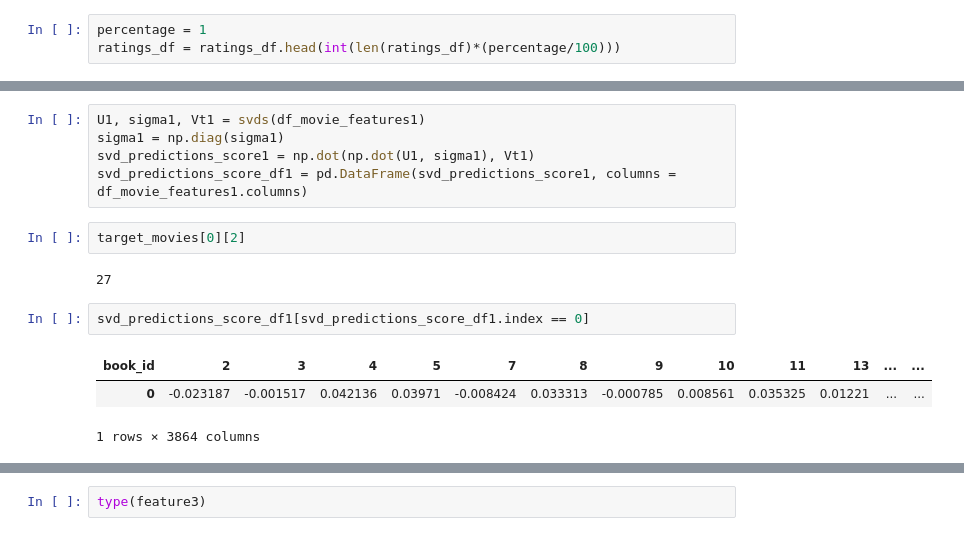
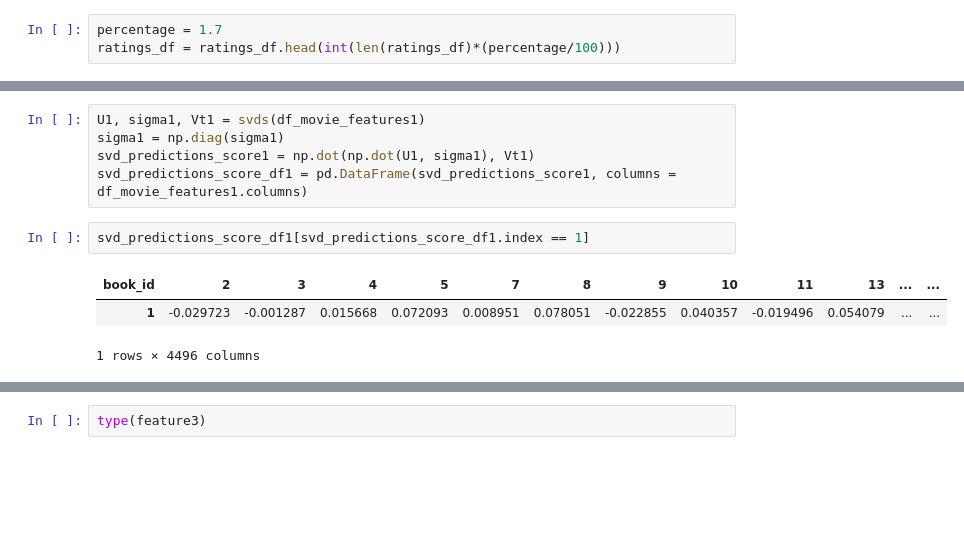
Before and after one commit to papadopoulosMichail/RecSys-using-LearningToRank, a Jupyter notebook: GoodBooks/GoodBooks.ipynb, the cells around one changed output, grey strips where cells are left out. Drawn from its saved outputs; the diff is of its cells as text; blank space fills up the shorter version.

```diff
--- a/GoodBooks/GoodBooks.ipynb
+++ b/GoodBooks/GoodBooks.ipynb
@@ -14,7 +14,7 @@ tags_df = pd.read_csv('C:/Users/papad/Desktop/goodbooks-10k-master/goodbooks-10k
 # %% [markdown]
 # Dataset
 # %%
-percentage = 1
+percentage = 1.7
 ratings_df = ratings_df.head(int(len(ratings_df)*(percentage/100)))
 # %%
 books_df[books_df['book_id']==9439]
@@ -491,16 +549,12 @@ U1, sigma1, Vt1 = svds(df_movie_features1)
 sigma1 = np.diag(sigma1)
 svd_predictions_score1 = np.dot(np.dot(U1, sigma1), Vt1)
 svd_predictions_score_df1 = pd.DataFrame(svd_predictions_score1, columns = df_movie_features1.columns)
-# %%
-target_movies[0][2]
-# %% [output]
-27
 # %%
-svd_predictions_score_df1[svd_predictions_score_df1.index == 0]
+svd_predictions_score_df1[svd_predictions_score_df1.index == 1]
 # %% [output]
 | book_id | 2 | 3 | 4 | 5 | 7 | 8 | 9 | 10 | 11 | 13 | ... | ... |
-| 0 | -0.023187 | -0.001517 | 0.042136 | 0.03971 | -0.008424 | 0.033313 | -0.000785 | 0.008561 | 0.035325 | 0.01221 | ... | ... |
+| 1 | -0.029723 | -0.001287 | 0.015668 | 0.072093 | 0.008951 | 0.078051 | -0.022855 | 0.040357 | -0.019496 | 0.054079 | ... | ... |
-1 rows × 3864 columns
+1 rows × 4496 columns
 # %%
 float(svd_predictions_score_df1[svd_predictions_score_df1.index == 0][target_movies[0][0]].values)
 # %% [output]
```
Also changed, not shown: parts of 65 cells of this notebook.
